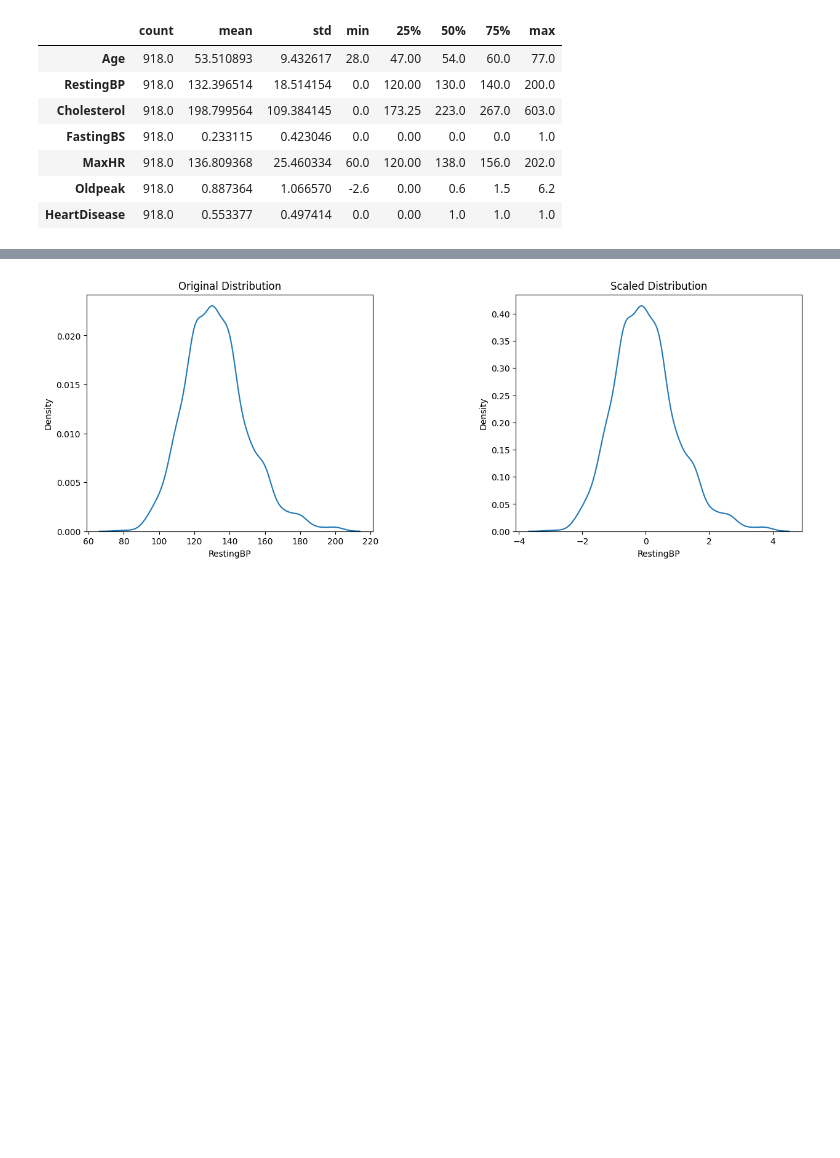
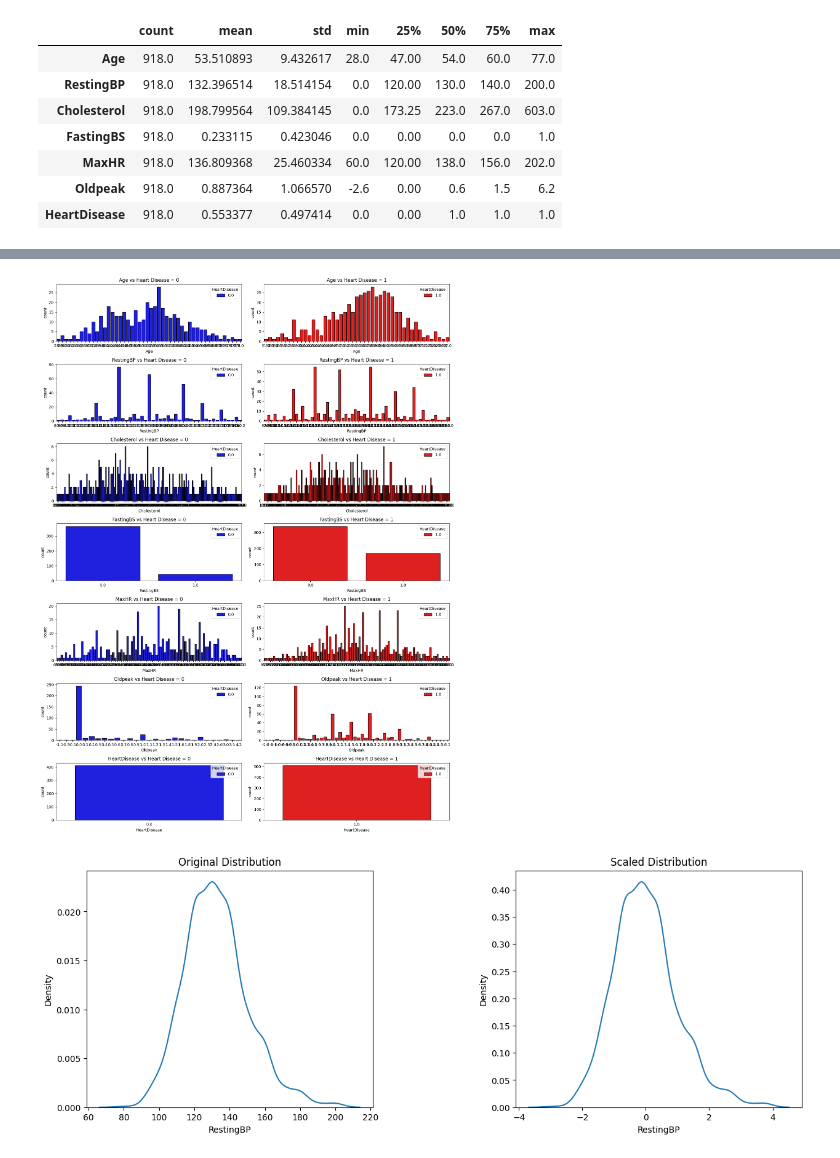
Before and after one commit to nbzuong/ML_Project, a Jupyter notebook: heart_predict.ipynb, the cells around one changed output, grey strips where cells are left out. Cells and saved outputs as stored; diff of their text form; code cells hidden in the pictures; blank space fills up the shorter version.

```diff
--- a/heart_predict.ipynb
+++ b/heart_predict.ipynb
@@ -84,3 +82,23 @@ heart['Cholesterol'] = heart['Cholesterol'].replace(0, np.nan)
+# %%
+fig, ax = plt.subplots(nrows=7, ncols=2, figsize=(15, 20))
+
+# For numerical variables
+numerical_cols = heart.select_dtypes(include=np.number).columns
+num_rows, num_cols = ax.shape
+
+for i, col in enumerate(numerical_cols):
+    plt.subplot(num_rows, num_cols, i*2 + 1)
+    plt.title(f"{col} vs Heart Disease = 0")
+    sns.countplot(x=col, data=heart[heart['HeartDisease'] == 0], hue="HeartDisease", palette=["blue"], edgecolor='black')
+
+    plt.subplot(num_rows, num_cols, i*2 + 2)
+    plt.title(f"{col} vs Heart Disease = 1")
+    sns.countplot(x=col, data=heart[heart['HeartDisease'] == 1], hue="HeartDisease", palette=["red"], edgecolor='black')
+
+plt.tight_layout()
+plt.show()
+# %% [output]
+[figure, added]
 # %%
 string_col=heart.select_dtypes("string").columns.to_list()
 num_col=heart.columns.to_list()
```
Also changed, not shown: parts of 8 cells of this notebook.
